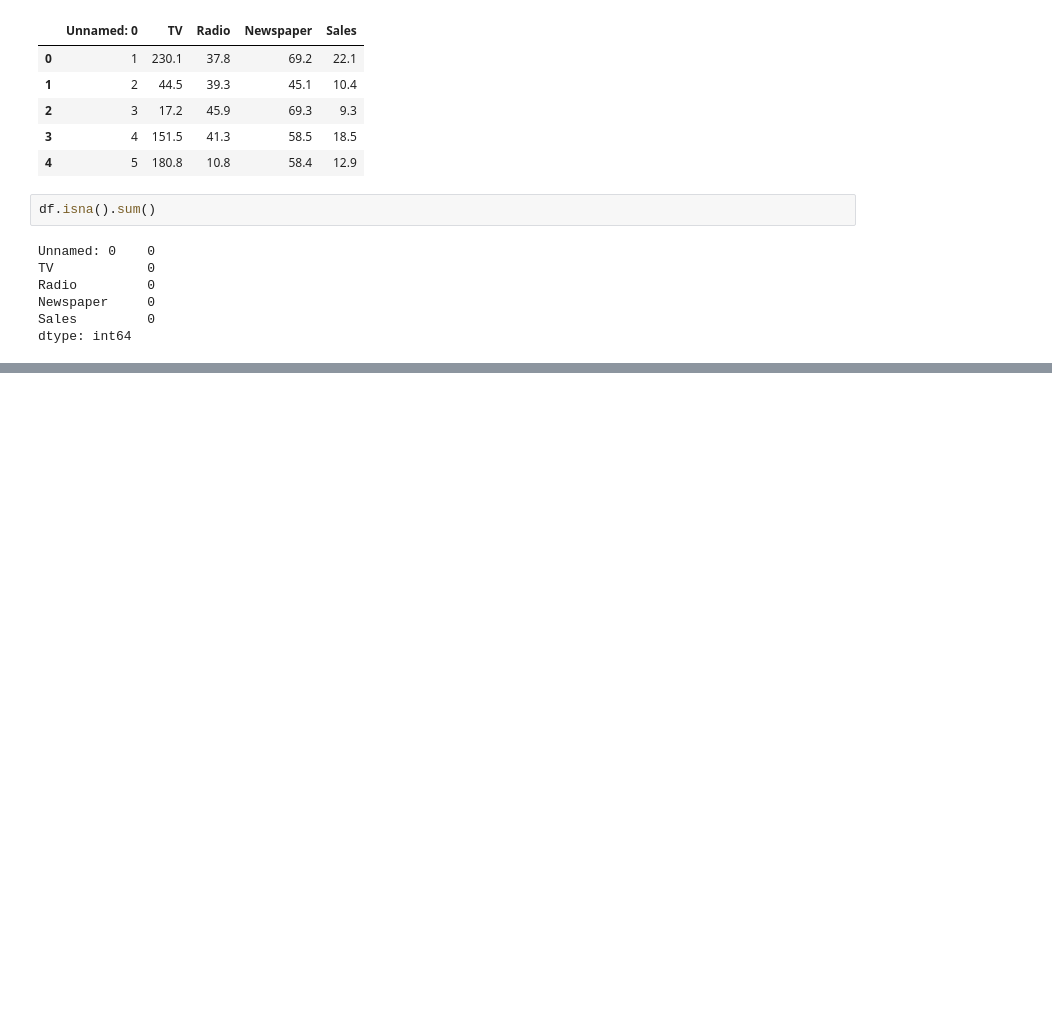
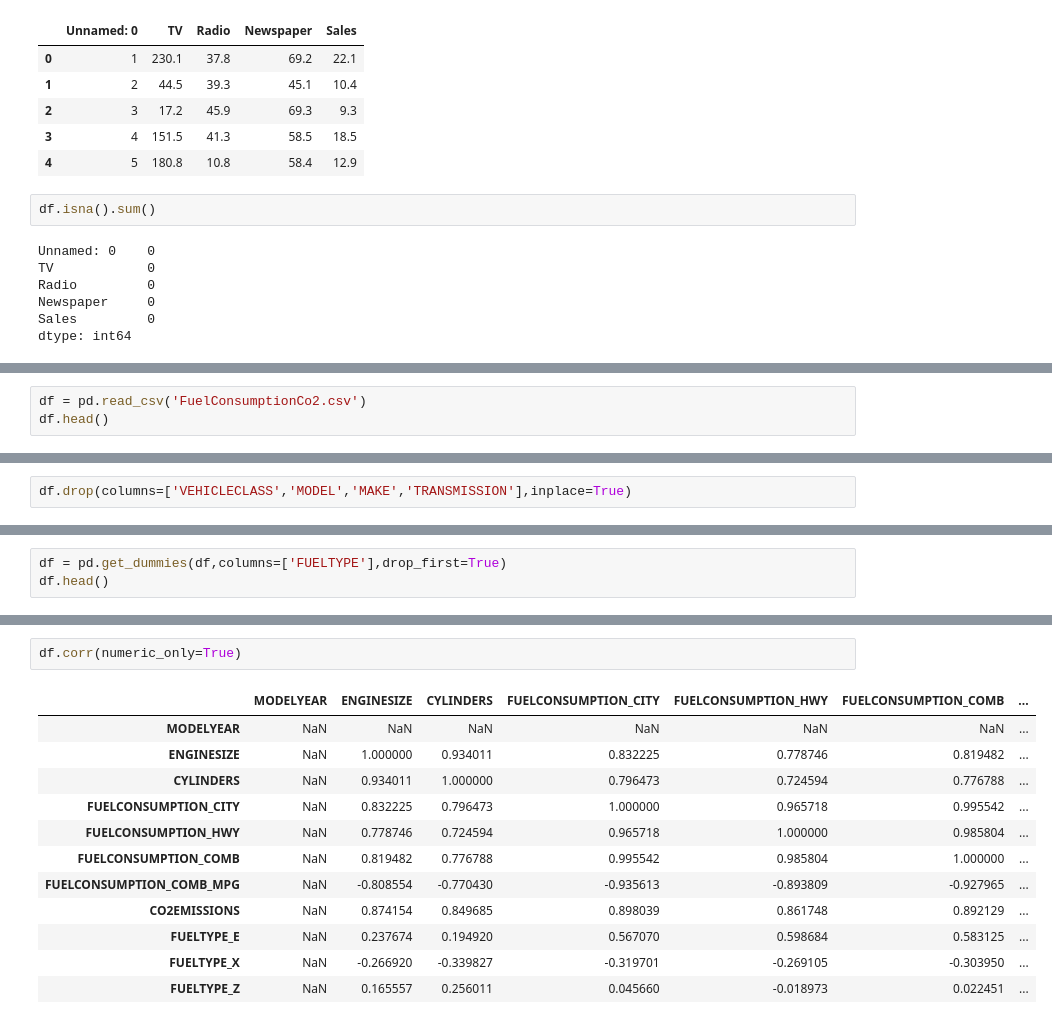
Before and after one commit to koffandaff/Python-2, a Jupyter notebook: T2/Ch4/Notes/Dhruvil/ch4.ipynb, the cells around one changed output, grey strips where cells are left out. Drawn from its saved outputs; the diff is of its cells as text; blank space fills up the shorter version.

```diff
--- a/T2/Ch4/Notes/Dhruvil/ch4.ipynb
+++ b/T2/Ch4/Notes/Dhruvil/ch4.ipynb
@@ -572,0 +626,3 @@ dtype: int64
+# %%
+df = pd.read_csv('FuelConsumptionCo2.csv')
+df.head()
@@ -572,0 +640,2 @@ dtype: int64
+# %%
+df.drop(columns=['VEHICLECLASS','MODEL','MAKE','TRANSMISSION'],inplace=True)
@@ -572,0 +669,3 @@ dtype: int64
+# %%
+df = pd.get_dummies(df,columns=['FUELTYPE'],drop_first=True)
+df.head()
@@ -572,0 +679,15 @@ dtype: int64
+# %%
+df.corr(numeric_only=True)
+# %% [output]
+|  | MODELYEAR | ENGINESIZE | CYLINDERS | FUELCONSUMPTION_CITY | FUELCONSUMPTION_HWY | FUELCONSUMPTION_COMB | ... |
+| MODELYEAR | NaN | NaN | NaN | NaN | NaN | NaN | ... |
+| ENGINESIZE | NaN | 1.000000 | 0.934011 | 0.832225 | 0.778746 | 0.819482 | ... |
+| CYLINDERS | NaN | 0.934011 | 1.000000 | 0.796473 | 0.724594 | 0.776788 | ... |
+| FUELCONSUMPTION_CITY | NaN | 0.832225 | 0.796473 | 1.000000 | 0.965718 | 0.995542 | ... |
+| FUELCONSUMPTION_HWY | NaN | 0.778746 | 0.724594 | 0.965718 | 1.000000 | 0.985804 | ... |
+| FUELCONSUMPTION_COMB | NaN | 0.819482 | 0.776788 | 0.995542 | 0.985804 | 1.000000 | ... |
+| FUELCONSUMPTION_COMB_MPG | NaN | -0.808554 | -0.770430 | -0.935613 | -0.893809 | -0.927965 | ... |
+| CO2EMISSIONS | NaN | 0.874154 | 0.849685 | 0.898039 | 0.861748 | 0.892129 | ... |
+| FUELTYPE_E | NaN | 0.237674 | 0.194920 | 0.567070 | 0.598684 | 0.583125 | ... |
+| FUELTYPE_X | NaN | -0.266920 | -0.339827 | -0.319701 | -0.269105 | -0.303950 | ... |
+| FUELTYPE_Z | NaN | 0.165557 | 0.256011 | 0.045660 | -0.018973 | 0.022451 | ... |
```
Also changed, not shown: parts of 65 cells of this notebook, 8 other files.
